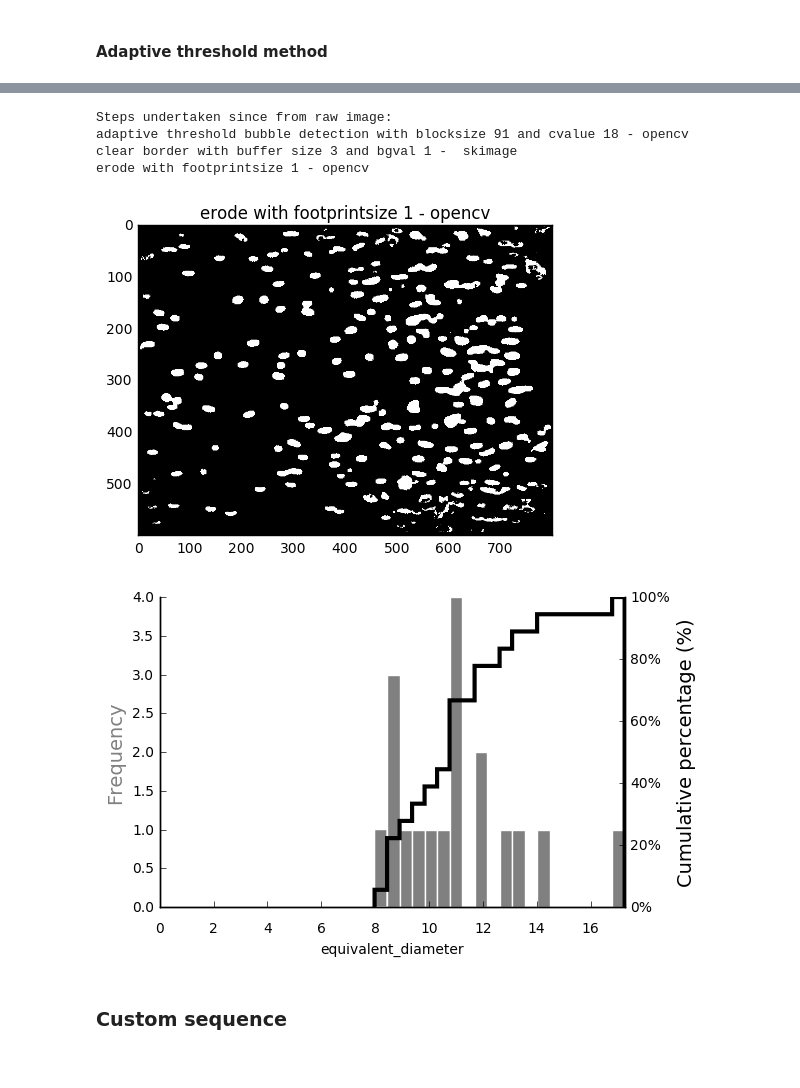
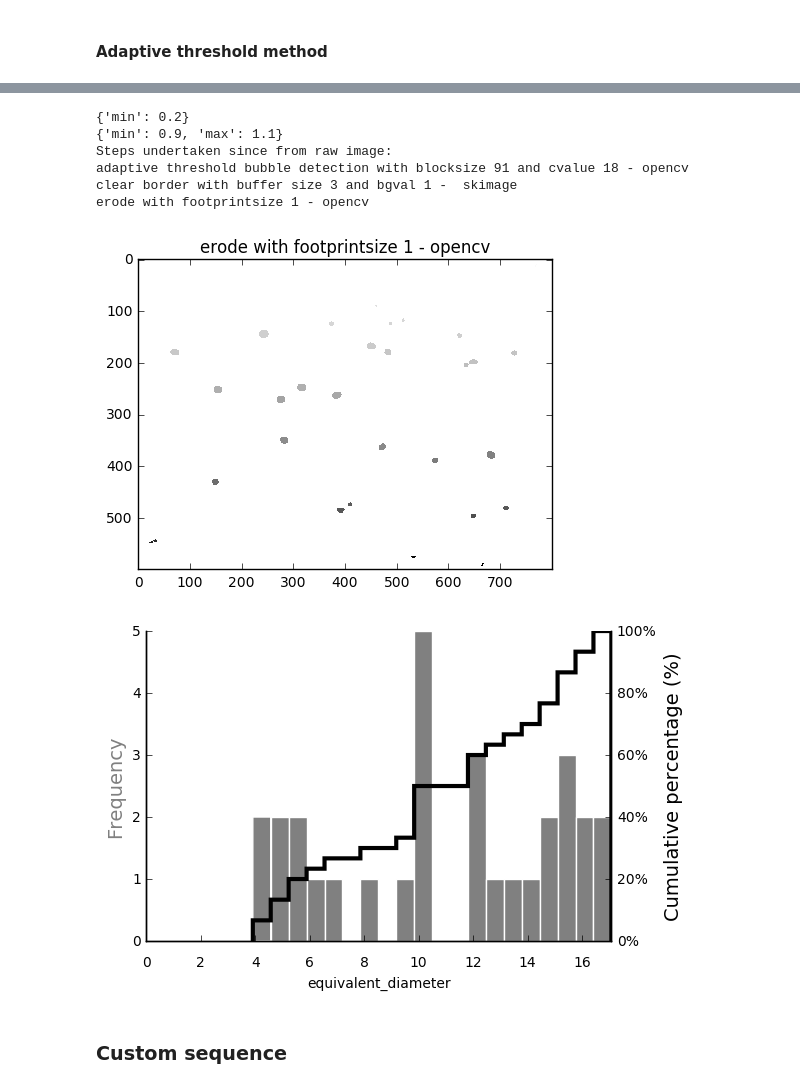
Before and after one commit to gbellandi/bubble_size_analysis, a Jupyter notebook: drafts/bubblekicker.ipynb, the cells around one changed output, grey strips where cells are left out. Drawn from its saved outputs; the diff is of its cells as text; code cells hidden in the pictures.

Commit message:
include draft example to visualize filtered image

```diff
--- a/drafts/bubblekicker.ipynb
+++ b/drafts/bubblekicker.ipynb
@@ -38,18 +43,25 @@ erode with footprintsize 1 - opencv
 # %%
-bubbler = AdaptiveThresholdPipeline('0325097m_0305.tif', channel='red') #setup the pipeline by loading the file
+#setup the pipeline by loading the file
+bubbler = AdaptiveThresholdPipeline('0325097m_0305.tif', channel='red')
 result = bubbler.run(91, 18, 3, 1, 1)  # executing the pipeline with custom parameters
 bubbler.plot()
-#marker_image, props = bubble_properties_calculate(result)  # extract the properties ## nbubbles, to include
-#filtered_bubbles = bubble_properties_filter(props)   # filter based on the default filter rules
+
+rules = {'convexity': {'min': 0.2}, 'circularity_reciprocal': {'min': 0.9, 'max': 1.1}}
+marker_image, props = bubble_properties_calculate(result, rules=rules)  # extract the properties
+## nbubbles, to include
+
+#plt.imshow(marker_image, cmap='Greys',  interpolation='nearest')
 fig, axs = bubble_properties_plot(props, "equivalent_diameter")  # make a plot
 bubbler.what_have_i_done()
 # %% [output]
+{'min': 0.2}
+{'min': 0.9, 'max': 1.1}
 Steps undertaken since from raw image:
 adaptive threshold bubble detection with blocksize 91 and cvalue 18 - opencv
 clear border with buffer size 3 and bgval 1 -  skimage
 erode with footprintsize 1 - opencv
-[figure, old version]
+[figure, new version]
-[figure, old version]
+[figure, new version]
 # %% [markdown]
 ### Custom sequence
 # %% [markdown]
```
Also changed, not shown: parts of 1 cell of this notebook.
